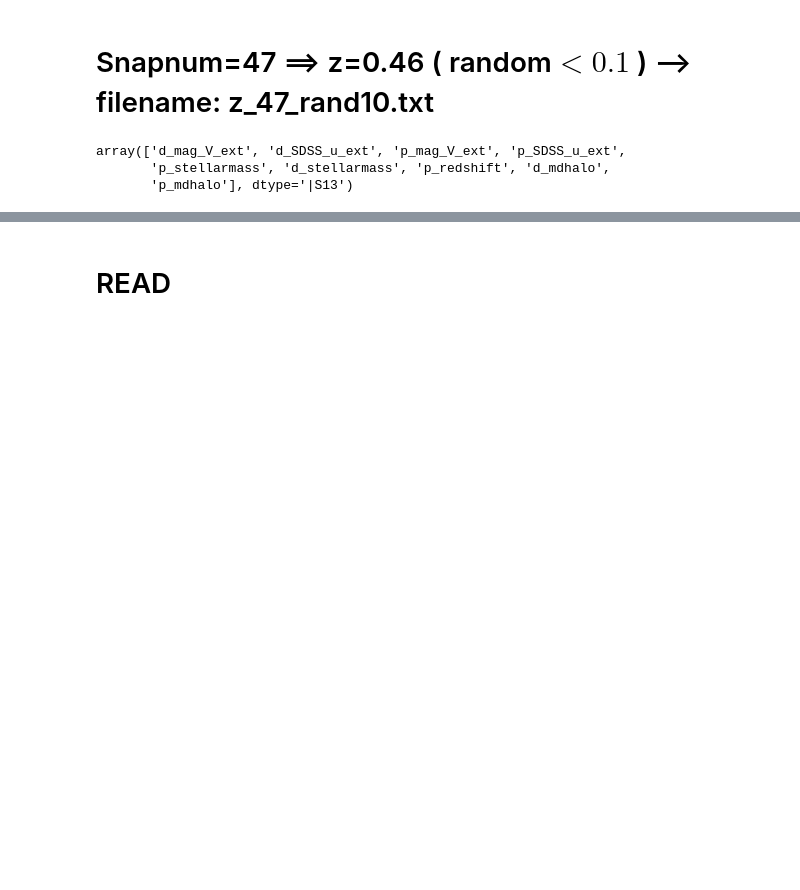
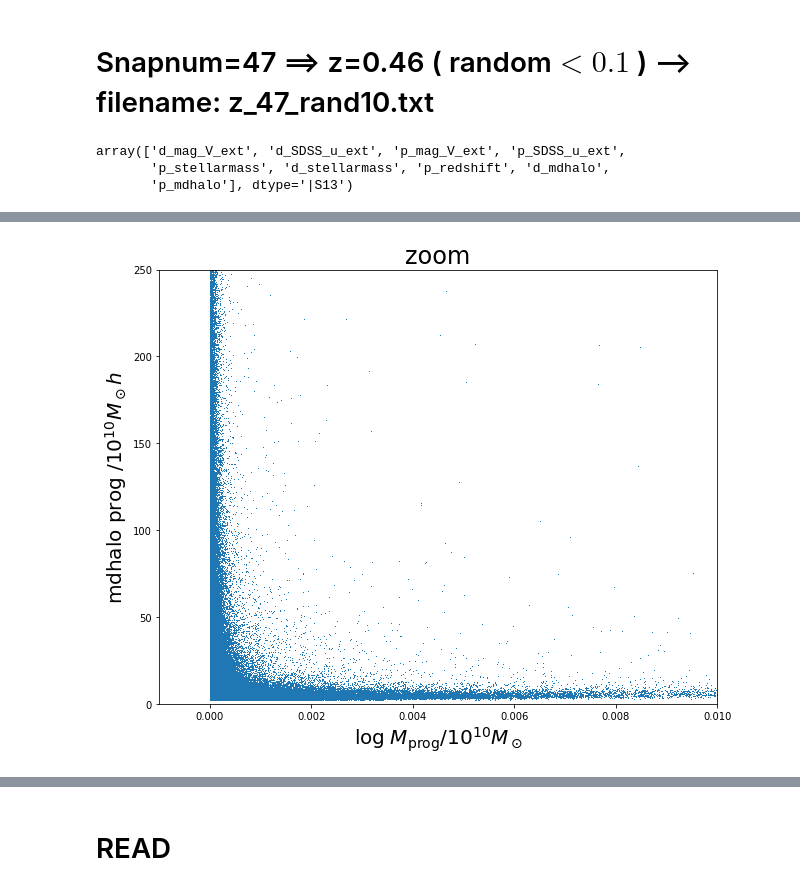
Before and after one commit to GiorgioManzoni/VIPERS_GALFORM, a Jupyter notebook: 006_save_progenitors_txt.ipynb, the cells around one changed output, grey strips where cells are left out. Drawn from its saved outputs; the diff is of its cells as text; code cells hidden in the pictures; blank space fills up the shorter version.

```diff
--- a/006_save_progenitors_txt.ipynb
+++ b/006_save_progenitors_txt.ipynb
@@ -43,0 +53,13 @@ array([-17.49634361, -15.07263184, -18.47604561, ..., -13.27897549,
+# %%
+plt.figure(figsize=(10,8))
+
+plt.plot(PF.getCol('p_stellarmass'),PF.getCol('p_mdhalo'),",")
+plt.xlim(-0.001,0.01)
+plt.ylim(-0.01,250)
+plt.xlabel(r'$\log\; M_{\rm{prog}}/10^{10} M_\odot$')
+plt.ylabel('mdhalo prog $/10^{10} M_\odot h$')
+plt.title('zoom')
+plt.savefig('../plots/005/mass_halomass_prog_zoom.png')
+plt.show()
+# %% [output]
+[figure, added]
```
Also changed, not shown: parts of 4 cells of this notebook.
